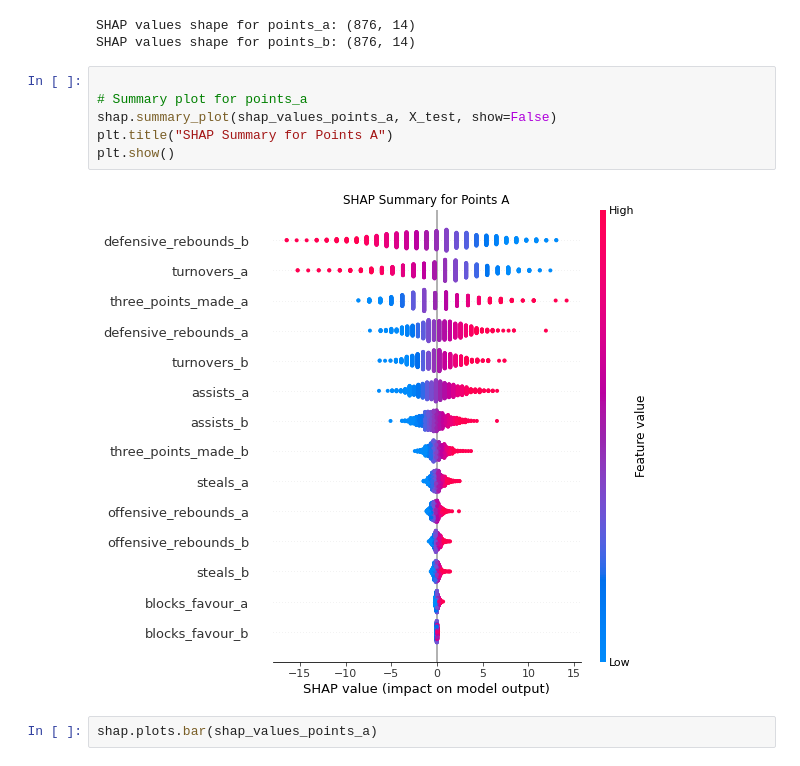
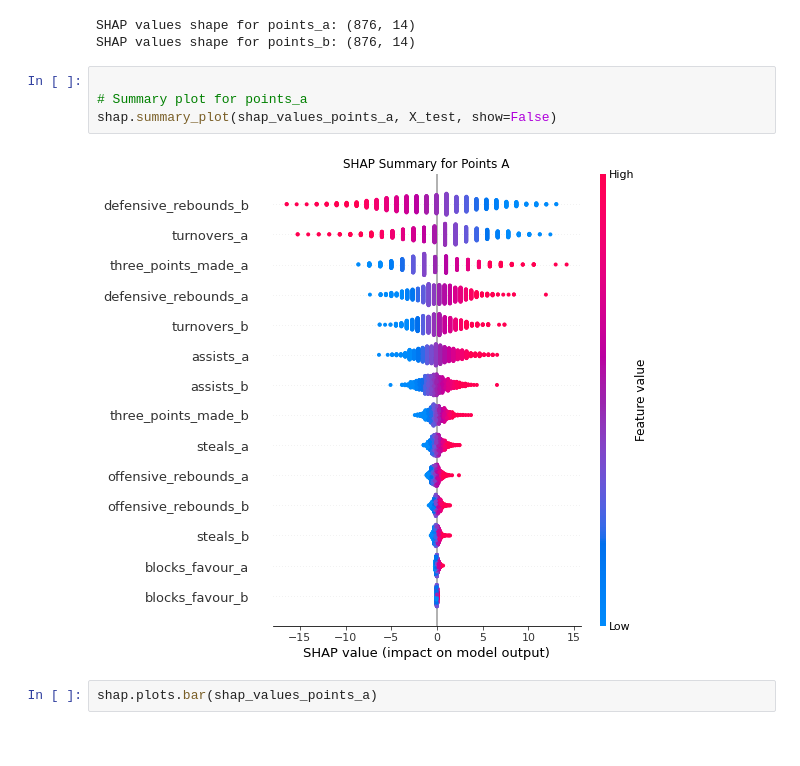
Before and after one commit to raulfu/analitica_visual, a Jupyter notebook: EDA_predictive_models.ipynb, the cells around one changed output. Saved outputs shown, nothing was run; the diff lists cells and outputs as text.

```diff
--- a/EDA_predictive_models.ipynb
+++ b/EDA_predictive_models.ipynb
@@ -1407,11 +1407,9 @@ SHAP values shape for points_b: (876, 14)
 # %%
 
 # Summary plot for points_a
 shap.summary_plot(shap_values_points_a, X_test, show=False)
-plt.title("SHAP Summary for Points A")
-plt.show()
 # %% [output]
-[figure, old version]
+[figure, new version]
 # %%
 shap.plots.bar(shap_values_points_a)
 # %% [output]
```
Also changed, not shown: parts of 14 cells of this notebook, 9 other files.
